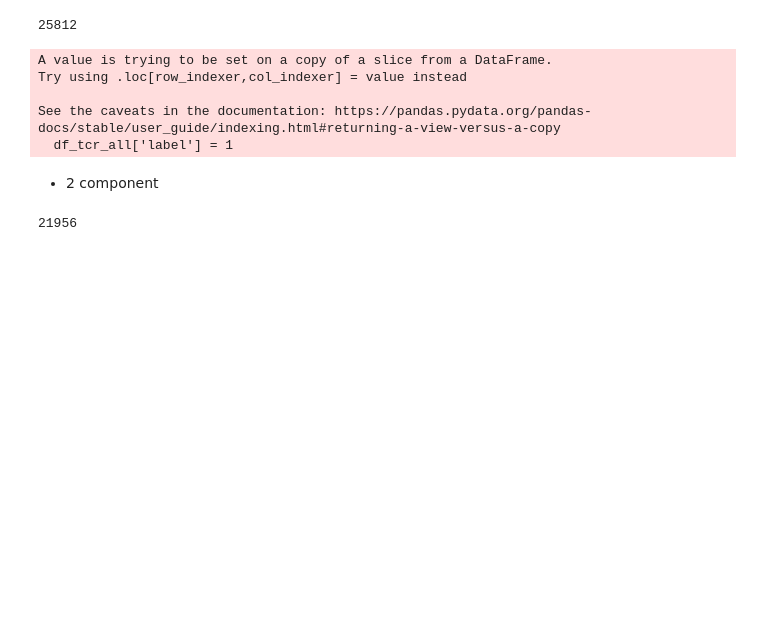
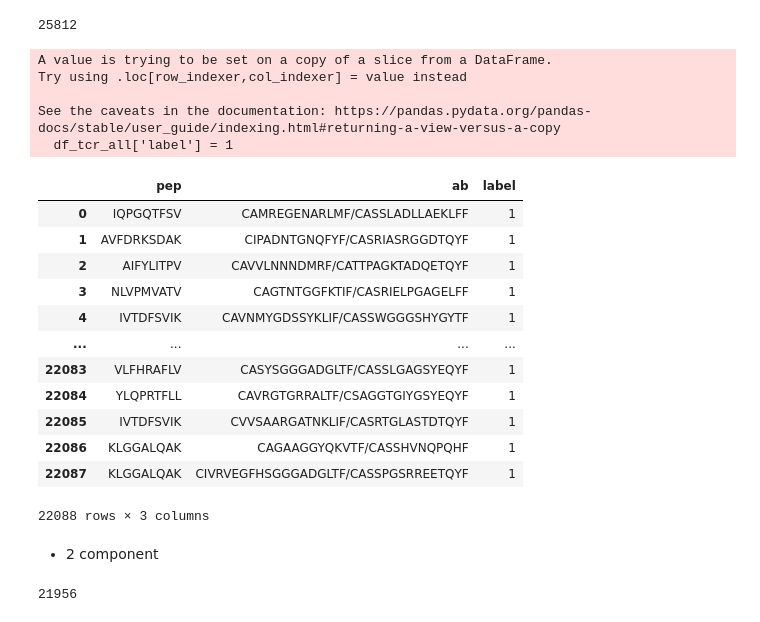
Before and after one commit to Jiadong001/Hi-TpH, a Jupyter notebook: benchmarks/prepare_benchmark_data.ipynb, the cells around one changed output. Saved outputs shown, nothing was run; the diff lists cells and outputs as text; code cells hidden in the pictures; blank space fills up the shorter version.

```diff
--- a/benchmarks/prepare_benchmark_data.ipynb
+++ b/benchmarks/prepare_benchmark_data.ipynb
@@ -527,7 +513,7 @@ pep
 Name: count, dtype: int64
 # %%
 df_tcr = df_tcr[df_tcr['pep'].str.len() <= 10 ]
-df_tcr = df_tcr[df_tcr['pep'].str.len() != 7]
+df_tcr = df_tcr[df_tcr['pep'].str.len() >= 8]
 df_tcr.shape
 # %% [output]
 (28041, 3)
@@ -589,27 +575,3 @@ df_tcr = df_tcr[df_tcr['beta'].str.len() >= 9]
 df_tcr.shape
 # %% [output]
 (27611, 3)
-# %%
-new_rows = []
-
-# 遍历 DataFrame 中的每一行
-for index, row in df_tcr.iterrows():
-    pep = row['pep']
-    features = row.drop('pep')  # 删除 pep 列，保留其他特征列
-
-    # 判断 pep 的长度是否大于 9
-    if len(pep) > 9:
-        # 将 pep 切分成长度为15的片段
-        pep_fragments = [pep[i:i+9] for i in range(0, len(pep)+1-9)]
-
-        # 对于每个片段，与原始行的其他特征列组合成新行，并添加到结果 DataFrame 中
-        for fragment in pep_fragments:
-            new_row = {'pep': fragment}
-            new_row.update(features)
-            new_rows.append(new_row)
-    else:
-        # 如果 pep 长度不大于 9，则直接将该行添加到结果 DataFrame 中
-        new_rows.append(row.to_dict())
-
-# 构建新的 DataFrame
-df_tcr = pd.DataFrame(new_rows)
@@ -684,6 +641,22 @@ Try using .loc[row_indexer,col_indexer] = value instead
 
 See the caveats in the documentation: https://pandas.pydata.org/pandas-docs/stable/user_guide/indexing.html#returning-a-view-versus-a-copy
   df_tcr_all['label'] = 1
+# %%
+train_df
+# %% [output]
+|  | pep | ab | label |
+| 0 | IQPGQTFSV | CAMREGENARLMF/CASSLADLLAEKLFF | 1 |
+| 1 | AVFDRKSDAK | CIPADNTGNQFYF/CASRIASRGGDTQYF | 1 |
+| 2 | AIFYLITPV | CAVVLNNNDMRF/CATTPAGKTADQETQYF | 1 |
+| 3 | NLVPMVATV | CAGTNTGGFKTIF/CASRIELPGAGELFF | 1 |
+| 4 | IVTDFSVIK | CAVNMYGDSSYKLIF/CASSWGGGSHYGYTF | 1 |
+| ... | ... | ... | ... |
+| 22083 | VLFHRAFLV | CASYSGGGADGLTF/CASSLGAGSYEQYF | 1 |
+| 22084 | YLQPRTFLL | CAVRGTGRRALTF/CSAGGTGIYGSYEQYF | 1 |
+| 22085 | IVTDFSVIK | CVVSAARGATNKLIF/CASRTGLASTDTQYF | 1 |
+| 22086 | KLGGALQAK | CAGAAGGYQKVTF/CASSHVNQPQHF | 1 |
+| 22087 | KLGGALQAK | CIVRVEGFHSGGGADGLTF/CASSPGSRREETQYF | 1 |
+22088 rows × 3 columns
 # %% [markdown]
 - 2 component
 # %%
```
Also changed, not shown: parts of 53 cells of this notebook, 22 other files.
